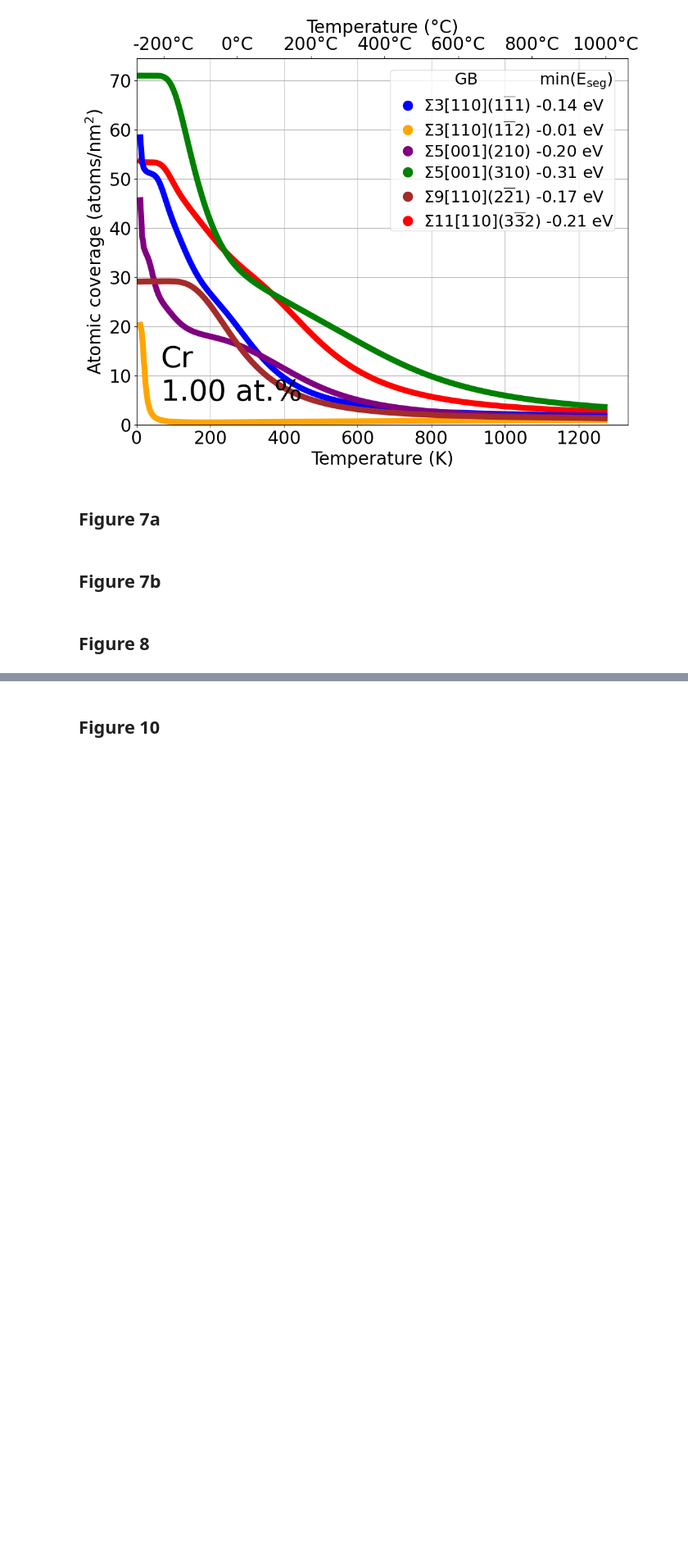
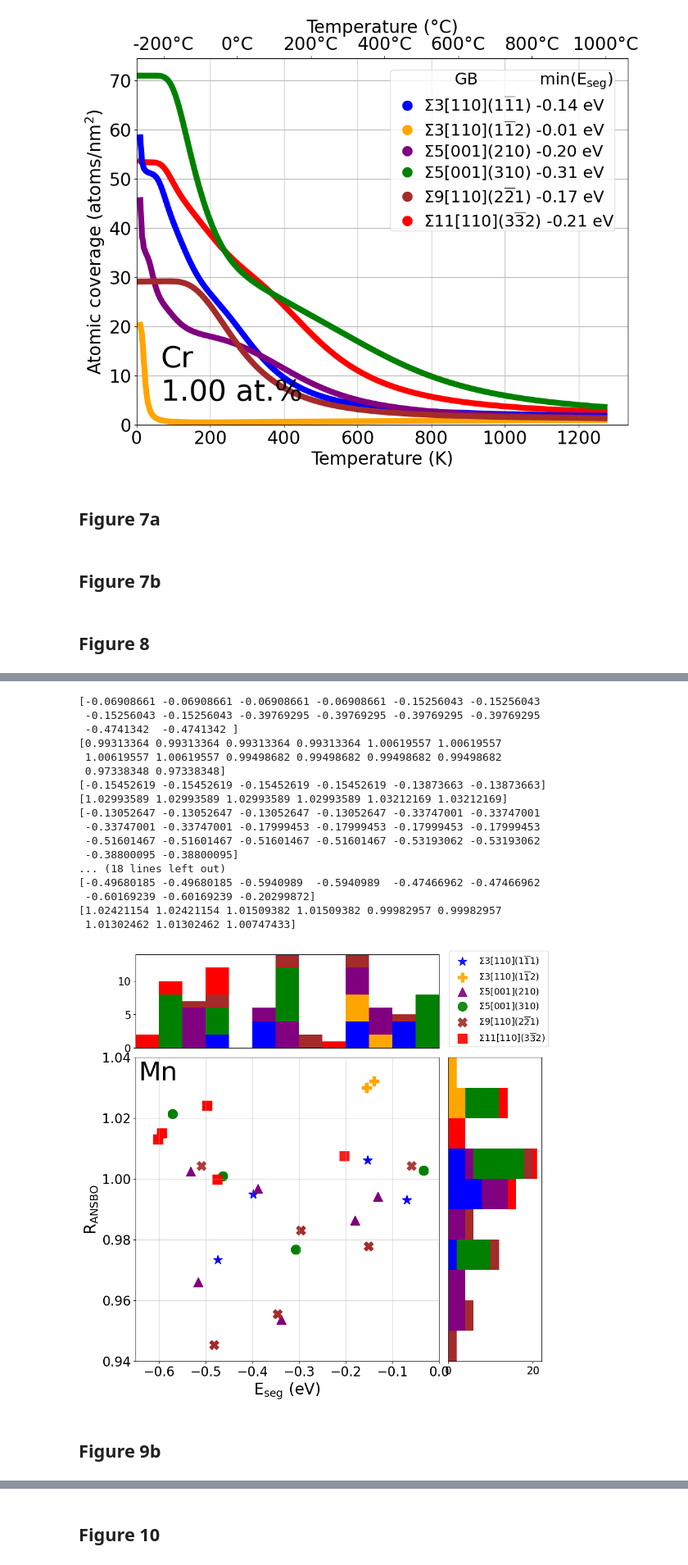
Before and after one commit to ligerzero-ai/FeGB_PtableSeg_FromFirstPrinciples_Data, a Jupyter notebook: QuickStart.ipynb, the cells around one changed output, grey strips where cells are left out. Shown at 82% size. Cells and saved outputs as stored; diff of their text form; code cells hidden in the pictures; blank space fills up the shorter version.

```diff
--- a/QuickStart.ipynb
+++ b/QuickStart.ipynb
@@ -417,0 +433,51 @@ for conc in alloy_conc:
+# %%
+from FeGB_PtableSeg.plotters import plot_x_y_whist_spectra
+props = ["R_DDEC6_ANSBO", "R_wsep", "eta_min_ANSBO", "eta_min_wsep_RGS", "DDEC6_min_ANSBO", "Wsep_RGS_min"]
+prop_labels = [
+    r"$\rm{R}_{\rm{ANSBO}}$",
+    r"$\rm{R}_{\rm{W}_{\rm{sep}}}$",
+    r"$\eta_{\rm{ANSBO}}$ (ANSBO)",
+    r"$\eta_{\rm{W}_{\rm{sep}}}$ (J/m$^2$)",
+    "DDEC6 ANSBO",
+    r"W$_{\rm{sep}}$ (J/m$^2$)"
+]
+prop_label_dict = dict(zip(props, prop_labels))
+x_prop = "E_seg"
+y_prop = props[0]
+element = "Mn"
+fig, ax = plot_x_y_whist_spectra(df=df[(df["element"] == element) & (df["E_seg"] < 0) & (df["dist_GB"] < 3.5)].dropna(subset="R_DDEC6_ANSBO"),
+                    x=x_prop,
+                    y=y_prop,
+                    close_fig=False,
+                    xlabel=r"$\rm{E}_{\rm{seg}}$ (eV)",
+                    ylabel=prop_label_dict[y_prop],
+                    xlabel_fontsize=24,
+                    ylabel_fontsize=24,
+                    legend_fontsize=14,
+                    bin_width_x=0.05,
+                    bin_width_y=0.01,
+                    hist_ticksize=16,
+                    title=element,
+                    title_fontsize=40,
+                    mask_limits=None)
+# %% [output]
+[-0.06908661 -0.06908661 -0.06908661 -0.06908661 -0.15256043 -0.15256043
+ -0.15256043 -0.15256043 -0.39769295 -0.39769295 -0.39769295 -0.39769295
+ -0.4741342  -0.4741342 ]
+[0.99313364 0.99313364 0.99313364 0.99313364 1.00619557 1.00619557
+ 1.00619557 1.00619557 0.99498682 0.99498682 0.99498682 0.99498682
+ 0.97338348 0.97338348]
+[-0.15452619 -0.15452619 -0.15452619 -0.15452619 -0.13873663 -0.13873663]
+[1.02993589 1.02993589 1.02993589 1.02993589 1.03212169 1.03212169]
+[-0.13052647 -0.13052647 -0.13052647 -0.13052647 -0.33747001 -0.33747001
+ -0.33747001 -0.33747001 -0.17999453 -0.17999453 -0.17999453 -0.17999453
+ -0.51601467 -0.51601467 -0.51601467 -0.51601467 -0.53193062 -0.53193062
+ -0.38800095 -0.38800095]
+... (18 lines left out)
+[-0.49680185 -0.49680185 -0.5940989  -0.5940989  -0.47466962 -0.47466962
+ -0.60169239 -0.60169239 -0.20299872]
+[1.02421154 1.02421154 1.01509382 1.01509382 0.99982957 0.99982957
+ 1.01302462 1.01302462 1.00747433]
+[figure, added]
+# %% [markdown]
+## Figure 9b
```
Also changed, not shown: parts of 9 cells of this notebook, 1 other file.
